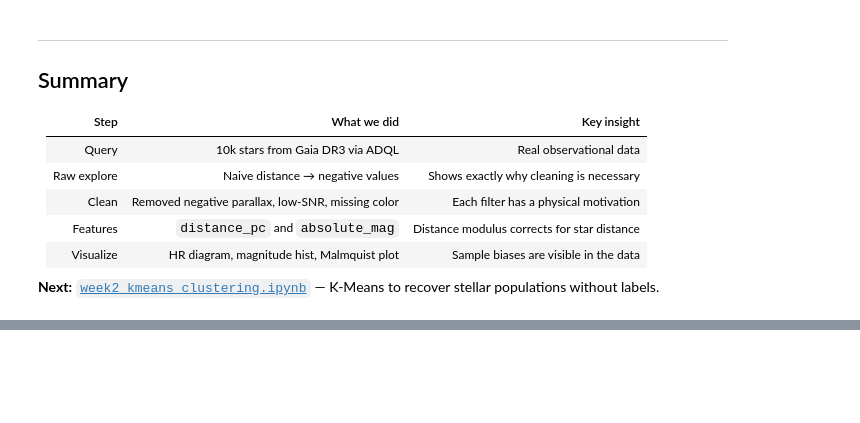
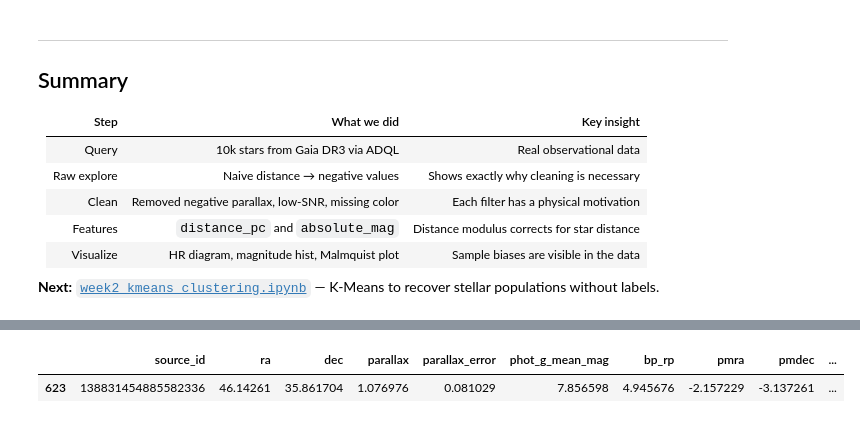
Before and after one commit to rn2293/gaia-explorer, a Jupyter notebook: notebooks/week1_gaia_exploration.ipynb, the cells around one changed output, grey strips where cells are left out. Drawn from its saved outputs; the diff is of its cells as text; code cells hidden in the pictures; blank space fills up the shorter version.

```diff
--- a/notebooks/week1_gaia_exploration.ipynb
+++ b/notebooks/week1_gaia_exploration.ipynb
@@ -186,0 +228,10 @@ visualize.plot_distance_vs_mag(clean)
+# %%
+weird = clean[
+    (clean["bp_rp"] > 2.5) &
+    (clean["absolute_mag"] < 2)
+]
+
+weird.head()
+# %% [output]
+|  | source_id | ra | dec | parallax | parallax_error | phot_g_mean_mag | bp_rp | pmra | pmdec | ... |
+| 623 | 138831454885582336 | 46.14261 | 35.861704 | 1.076976 | 0.081029 | 7.856598 | 4.945676 | -2.157229 | -3.137261 | ... |
```
Also changed, not shown: parts of 19 cells of this notebook, 7 other files.
